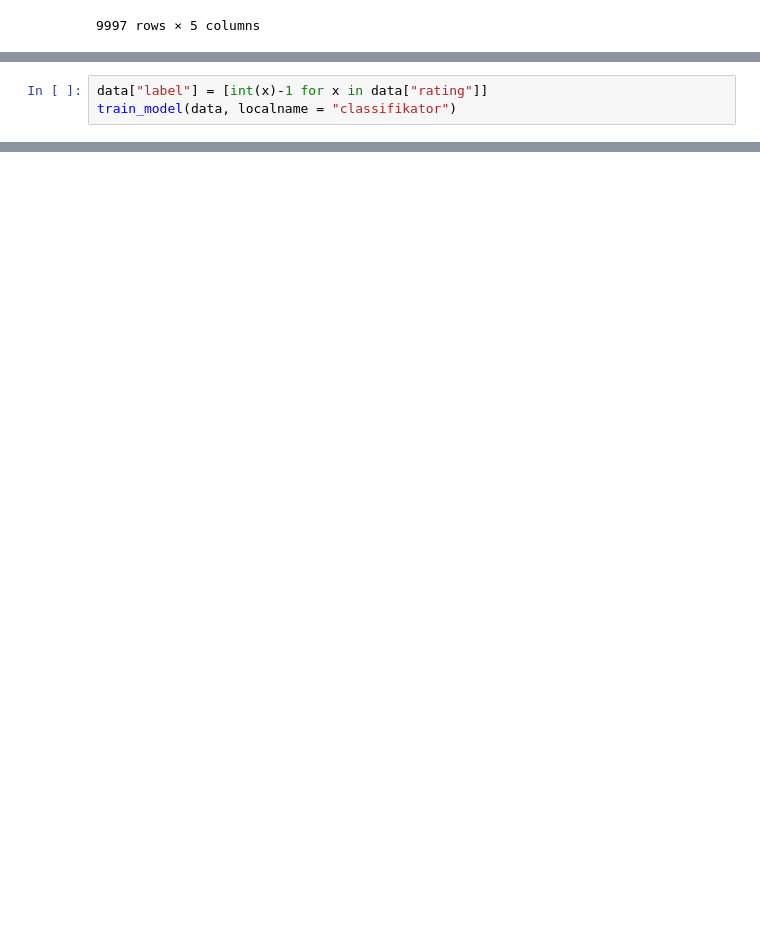
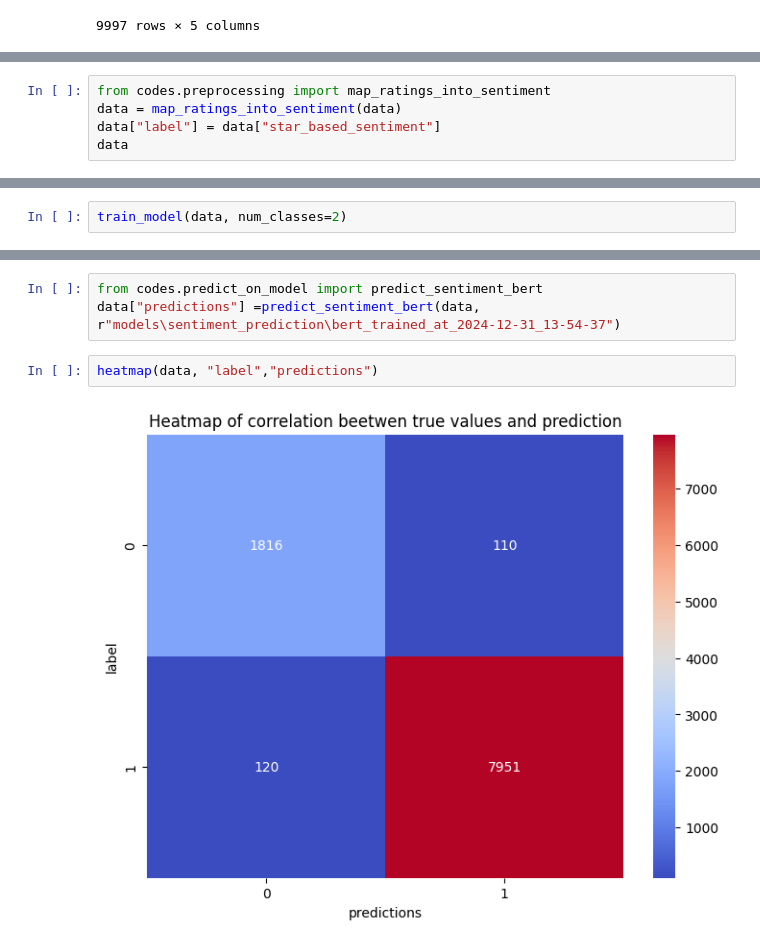
Before and after one commit to m24jeczen/Diploma-Project-Sentiment-analysis-based-on-products-reviews, a Jupyter notebook: Demov2.ipynb, the cells around one changed output, grey strips where cells are left out. Saved outputs shown, nothing was run; the diff lists cells and outputs as text; blank space fills up the shorter version.

```diff
--- a/Demov2.ipynb
+++ b/Demov2.ipynb
@@ -577,3 +574,0 @@ You should probably TRAIN this model on a down-stream task to be able to use it
-# %%
-data["label"] = [int(x)-1 for x in data["rating"]]
-train_model(data, localname = "classifikator")
@@ -637,0 +580,5 @@ data.head(10)
+# %%
+from codes.preprocessing import map_ratings_into_sentiment
+data = map_ratings_into_sentiment(data)
+data["label"] = data["star_based_sentiment"]
+data
@@ -637,0 +599,2 @@ data.head(10)
+# %%
+train_model(data, num_classes=2)
@@ -637,0 +607,7 @@ data.head(10)
+# %%
+from codes.predict_on_model import predict_sentiment_bert
+data["predictions"] =predict_sentiment_bert(data, r"models\sentiment_prediction\bert_trained_at_2024-12-31_13-54-37")
+# %%
+heatmap(data, "label","predictions")
+# %% [output]
+[figure, added]
```
Also changed, not shown: parts of 10 cells of this notebook, 2 other files.
